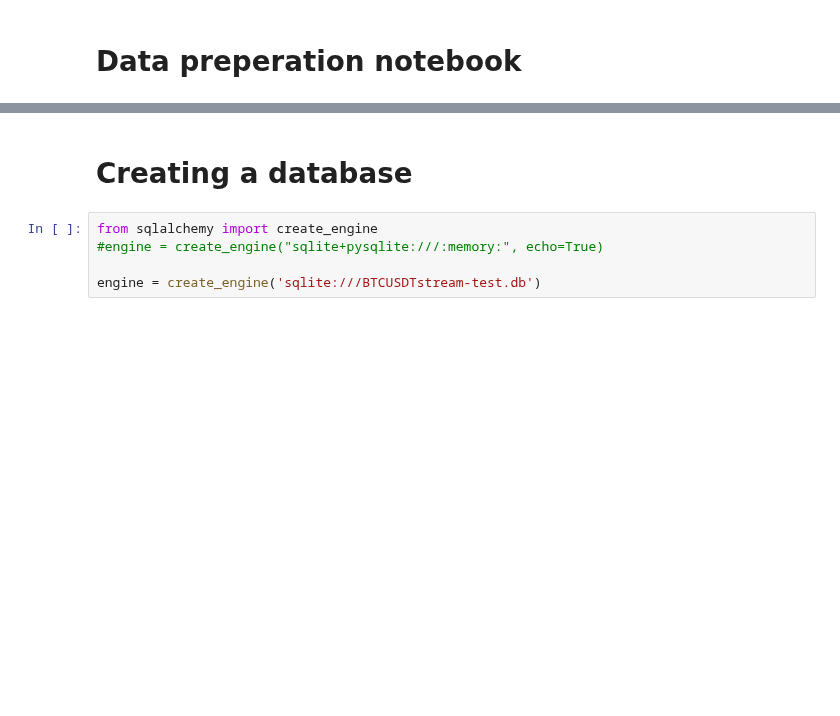
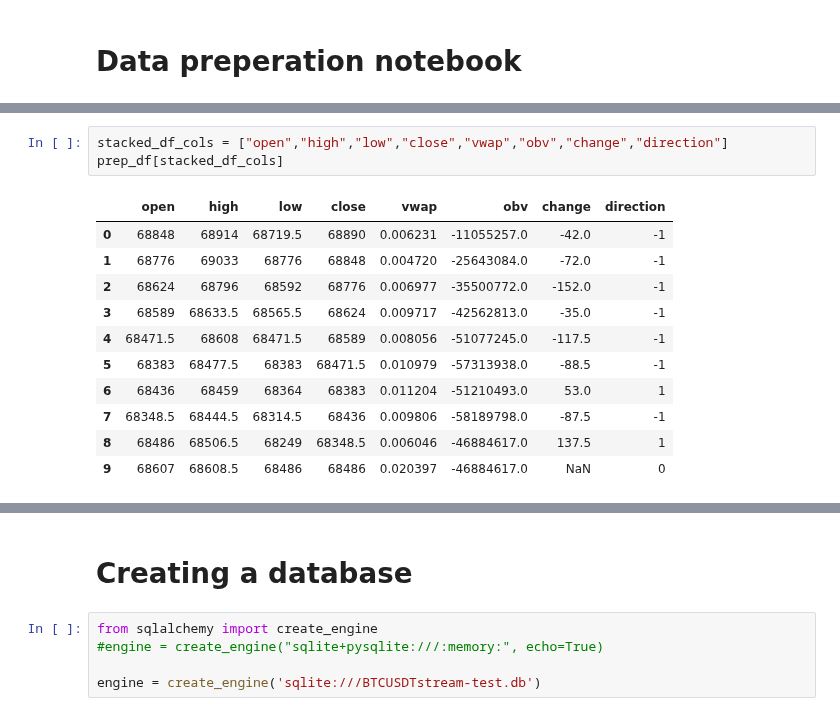
Before and after one commit to georghoeller/fastbook, a Jupyter notebook: my-stuff/lesson0-sqllite/db-and-data-prep.ipynb, the cells around one changed output, grey strips where cells are left out. Drawn from its saved outputs; the diff is of its cells as text; blank space fills up the shorter version.

```diff
--- a/my-stuff/lesson0-sqllite/db-and-data-prep.ipynb
+++ b/my-stuff/lesson0-sqllite/db-and-data-prep.ipynb
@@ -84,0 +163,15 @@ prep_df
+# %%
+stacked_df_cols = ["open","high","low","close","vwap","obv","change","direction"]
+prep_df[stacked_df_cols]
+# %% [output]
+|  | open | high | low | close | vwap | obv | change | direction |
+| 0 | 68848 | 68914 | 68719.5 | 68890 | 0.006231 | -11055257.0 | -42.0 | -1 |
+| 1 | 68776 | 69033 | 68776 | 68848 | 0.004720 | -25643084.0 | -72.0 | -1 |
+| 2 | 68624 | 68796 | 68592 | 68776 | 0.006977 | -35500772.0 | -152.0 | -1 |
+| 3 | 68589 | 68633.5 | 68565.5 | 68624 | 0.009717 | -42562813.0 | -35.0 | -1 |
+| 4 | 68471.5 | 68608 | 68471.5 | 68589 | 0.008056 | -51077245.0 | -117.5 | -1 |
+| 5 | 68383 | 68477.5 | 68383 | 68471.5 | 0.010979 | -57313938.0 | -88.5 | -1 |
+| 6 | 68436 | 68459 | 68364 | 68383 | 0.011204 | -51210493.0 | 53.0 | 1 |
+| 7 | 68348.5 | 68444.5 | 68314.5 | 68436 | 0.009806 | -58189798.0 | -87.5 | -1 |
+| 8 | 68486 | 68506.5 | 68249 | 68348.5 | 0.006046 | -46884617.0 | 137.5 | 1 |
+| 9 | 68607 | 68608.5 | 68486 | 68486 | 0.020397 | -46884617.0 | NaN | 0 |
```
Also changed, not shown: parts of 12 cells of this notebook, 2 other files.
